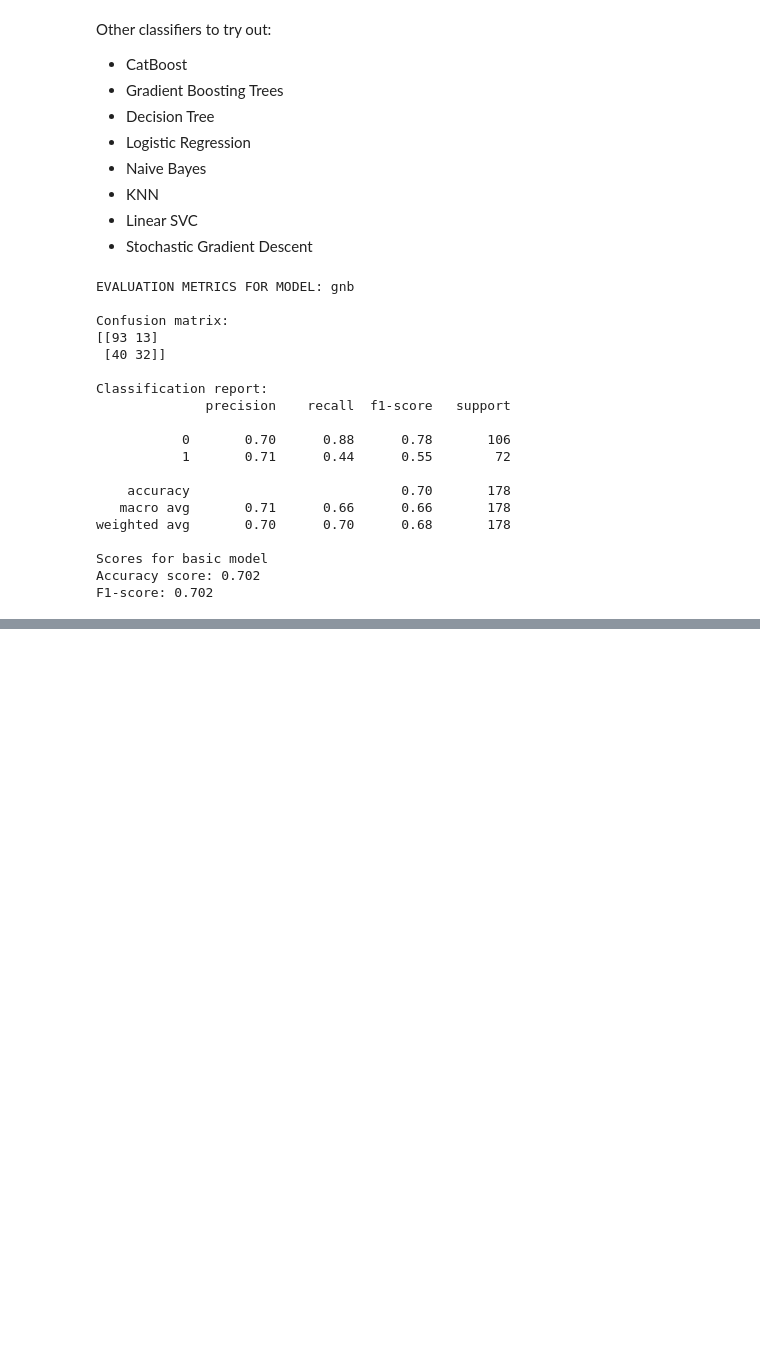
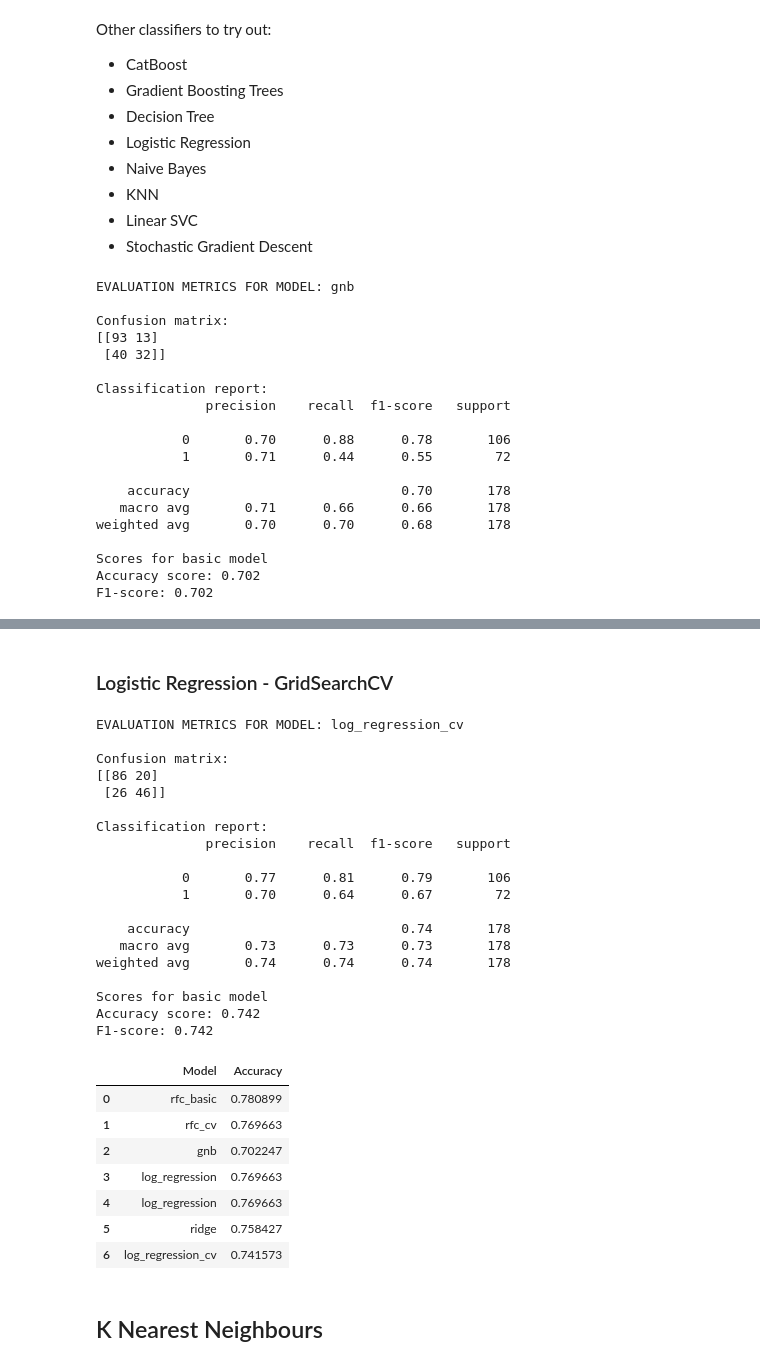
Before and after one commit to pawelkiszczak/kaggle, a Jupyter notebook: titanic/titanic_sklearn.ipynb, the cells around one changed output, grey strips where cells are left out. Saved outputs shown, nothing was run; the diff lists cells and outputs as text; code cells hidden in the pictures; blank space fills up the shorter version.

```diff
--- a/titanic/titanic_sklearn.ipynb
+++ b/titanic/titanic_sklearn.ipynb
@@ -478,0 +559,66 @@ ValueError: If using all scalar values, you must pass an index
+# %% [markdown]
+### Logistic Regression - GridSearchCV
+# %%
+# Using GridSearchCV to optimize the Logistic Regression model
+param_grid_log = {
+	'penalty': ['elasticnet', 'l2'],
+	'C': [0.01, 0.1, 1, 10],
+	'solver': ['liblinear', 'newton_cholesky', 'lbfgs', 'saga'],
+	'max_iter': [10, 30, 50, 100]
+}
+
+log_cv = LogisticRegression(random_state=42, verbose=0)
+
+cv_log = GridSearchCV(estimator=log_cv,
+					  param_grid=param_grid_log)
+
+cv_log.fit(X_train, y_train)
+
+# Print results
+print(f"Best score: {cv_log.best_score_}")
+print(f"Best estimator: {cv_log.best_estimator_}")
+print(f"Best params: {cv_log.best_params_}")
+# %%
+log_cv = LogisticRegression(random_state=42,
+							verbose=0,
+							penalty=cv_log.best_params_['penalty'],
+							C=cv_log.best_params_['C'],
+							solver=cv_log.best_params_['solver'],
+							max_iter=cv_log.best_params_['max_iter'])
+
+log_cv.fit(X_train, y_train)
+
+log_cv_results = evaluate_model(log_cv, 'log_regression_cv', y_test)
+
+results = append_data(results, log_cv_results)
+results
+# %% [output]
+EVALUATION METRICS FOR MODEL: log_regression_cv
+
+Confusion matrix:
+[[86 20]
+ [26 46]]
+
+Classification report:
+              precision    recall  f1-score   support
+
+           0       0.77      0.81      0.79       106
+           1       0.70      0.64      0.67        72
+
+    accuracy                           0.74       178
+   macro avg       0.73      0.73      0.73       178
+weighted avg       0.74      0.74      0.74       178
+
+Scores for basic model
+Accuracy score: 0.742
+F1-score: 0.742
+|  | Model | Accuracy |
+| 0 | rfc_basic | 0.780899 |
+| 1 | rfc_cv | 0.769663 |
+| 2 | gnb | 0.702247 |
+| 3 | log_regression | 0.769663 |
+| 4 | log_regression | 0.769663 |
+| 5 | ridge | 0.758427 |
+| 6 | log_regression_cv | 0.741573 |
+# %% [markdown]
+## K Nearest Neighbours
```
Also changed, not shown: parts of 28 cells of this notebook.
